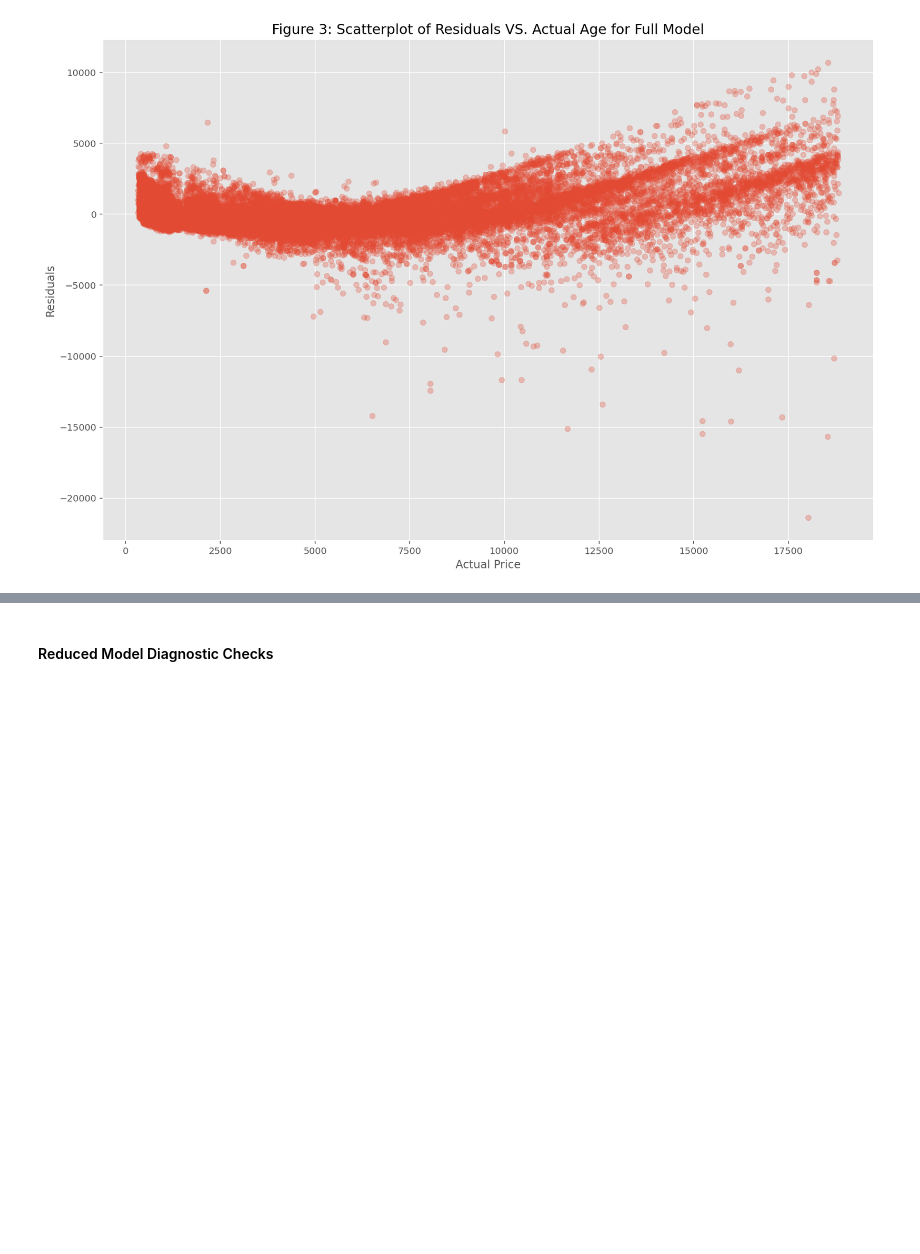
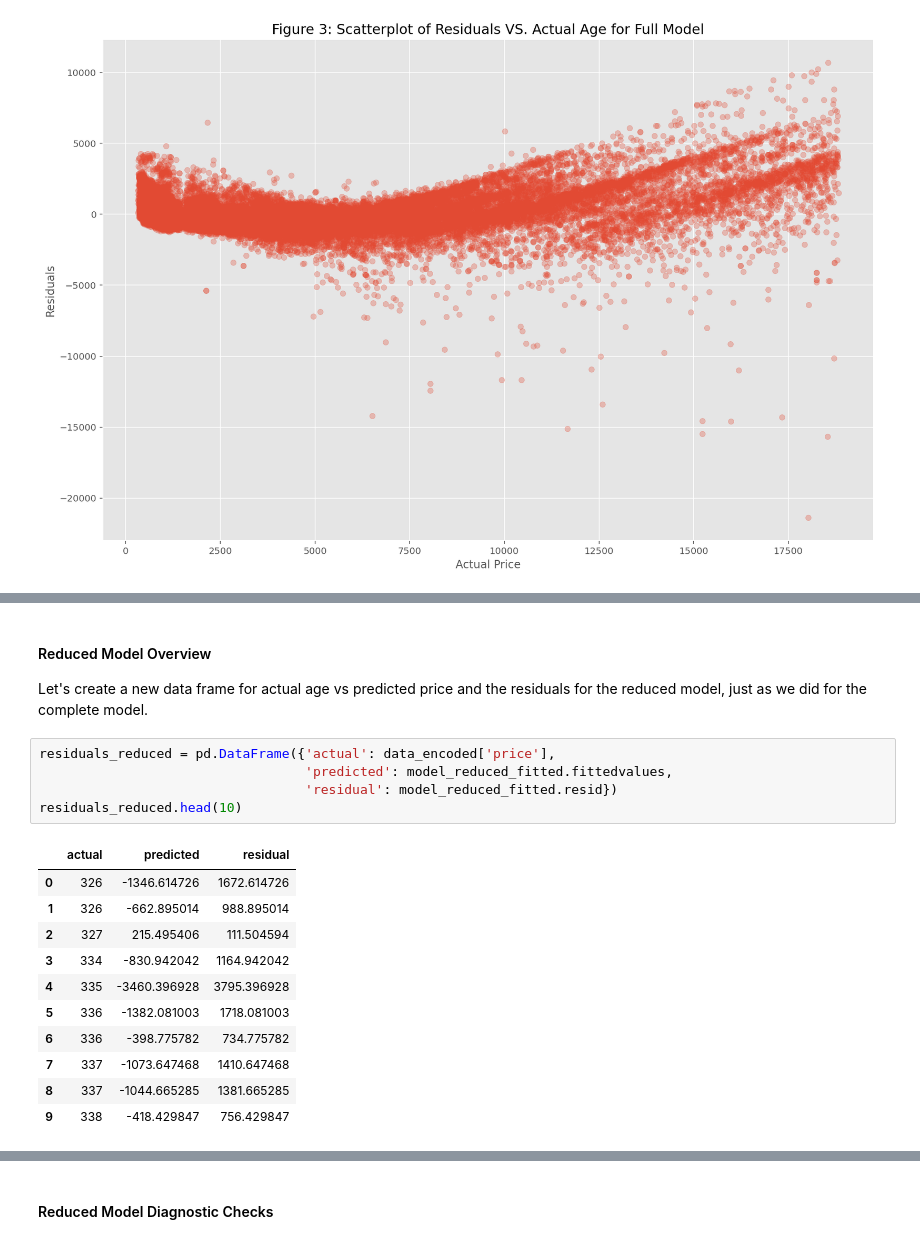
Before and after one commit to s3955624-Chee-Kin-Go/Phase-2, a Jupyter notebook: Phase 2_Group15.ipynb, the cells around one changed output, grey strips where cells are left out. Saved outputs shown, nothing was run; the diff lists cells and outputs as text; blank space fills up the shorter version.

```diff
--- a/Phase 2_Group15.ipynb
+++ b/Phase 2_Group15.ipynb
@@ -212,0 +273,20 @@ plt.show();
+# %% [markdown]
+<a id="reduce-overview"></a><h4>Reduced Model Overview</h4>
+Let's create a new data frame for actual age vs predicted price and the residuals for the reduced model, just as we did for the complete model.
+# %%
+residuals_reduced = pd.DataFrame({'actual': data_encoded['price'],
+                                  'predicted': model_reduced_fitted.fittedvalues,
+                                  'residual': model_reduced_fitted.resid})
+residuals_reduced.head(10)
+# %% [output]
+|  | actual | predicted | residual |
+| 0 | 326 | -1346.614726 | 1672.614726 |
+| 1 | 326 | -662.895014 | 988.895014 |
+| 2 | 327 | 215.495406 | 111.504594 |
+| 3 | 334 | -830.942042 | 1164.942042 |
+| 4 | 335 | -3460.396928 | 3795.396928 |
+| 5 | 336 | -1382.081003 | 1718.081003 |
+| 6 | 336 | -398.775782 | 734.775782 |
+| 7 | 337 | -1073.647468 | 1410.647468 |
+| 8 | 337 | -1044.665285 | 1381.665285 |
+| 9 | 338 | -418.429847 | 756.429847 |
```
Also changed, not shown: parts of 6 cells of this notebook.
